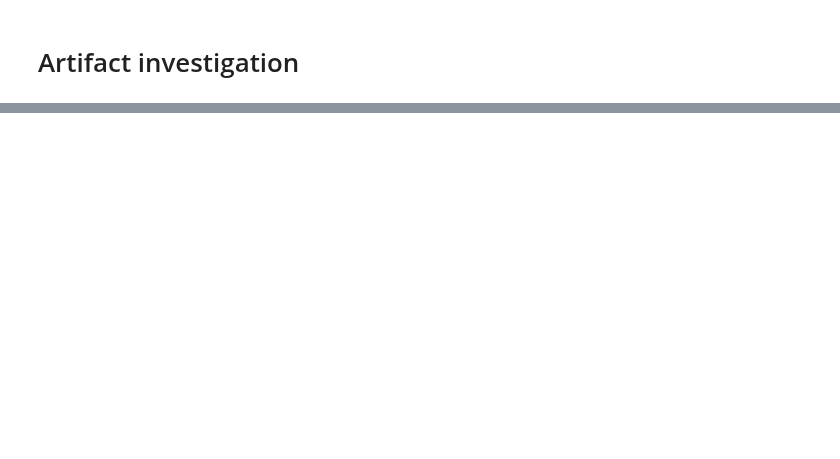
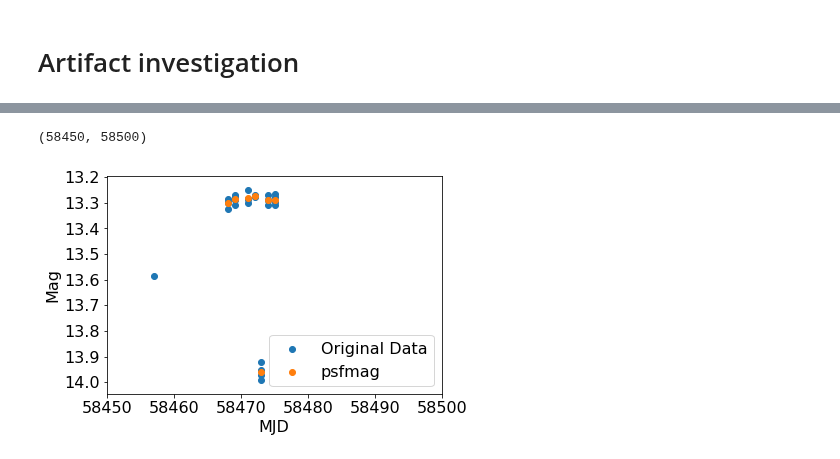
Before and after one commit to dirac-institute/ZTF_Boyajian, a Jupyter notebook: Dipper detection.ipynb, the cells around one changed output, grey strips where cells are left out. Drawn from its saved outputs; the diff is of its cells as text; code cells hidden in the pictures; blank space fills up the shorter version.

Commit message:
Updated with Group by MJD

```diff
--- a/Dipper detection.ipynb
+++ b/Dipper detection.ipynb
@@ -276,0 +441,4 @@ plt.colorbar(label='Score')
+# %%
+pd_times = [pd.Timestamp(x) for x in sorted_times.iso]
+# %%
+test_df['time'] = pd_times
@@ -276,0 +460,2 @@ plt.colorbar(label='Score')
+# %%
+test_df['mjd_base'] = np.array(np.floor(test_df['mjd']), dtype=np.int)
@@ -276,0 +477,2 @@ plt.colorbar(label='Score')
+# %%
+grouped_df = test_df.groupby(['filter', 'mjd_base']).mean()
@@ -276,0 +491,13 @@ plt.colorbar(label='Score')
+# %%
+plt.scatter(test_df['mjd'], test_df['psfmag'], label='Original Data')
+plt.scatter(grouped_df.query('filter==2')['mjd'], grouped_df.query('filter==2')['psfmag'])
+plt.xlabel('MJD', size=16)
+plt.ylabel('Mag', size=16)
+plt.xticks(size=16)
+plt.yticks(size=16)
+plt.gca().invert_yaxis()
+plt.legend(fontsize=16)
+plt.xlim(58450, 58500)
+# %% [output]
+(58450, 58500)
+[figure, added]
```
Also changed, not shown: parts of 26 cells of this notebook.
